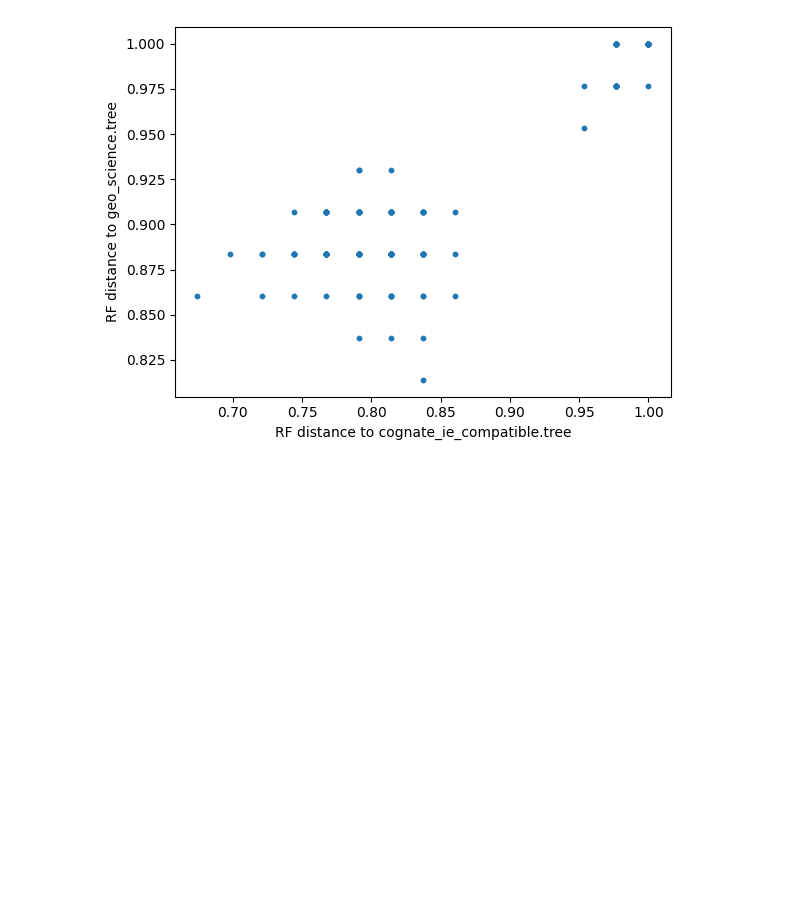
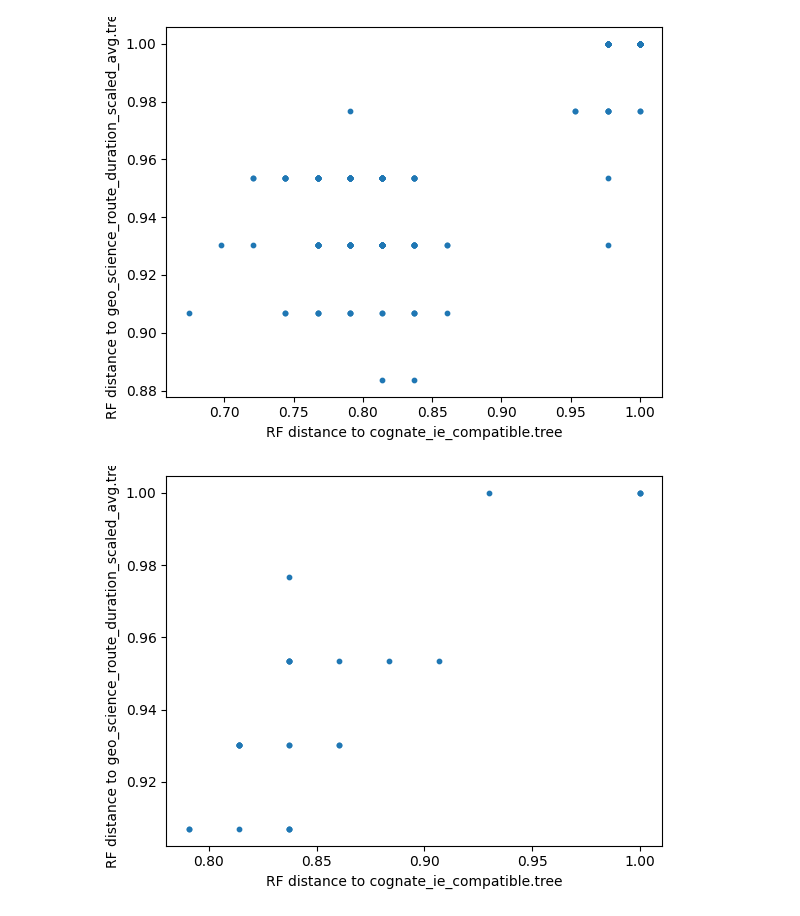
Before and after one commit to luisevonderwiese/mt_scripts, a Jupyter notebook: TreeSpaceAnalysis.ipynb, the cells around one changed output. Drawn from its saved outputs; the diff is of its cells as text; code cells hidden in the pictures; blank space fills up the shorter version.

Commit message:
Improved Geo Tree and additional analysis

```diff
--- a/TreeSpaceAnalysis.ipynb
+++ b/TreeSpaceAnalysis.ipynb
@@ -503,26 +503,30 @@ def bin_to_float(b):
 # %%
 def foo(tree_set_name, ref_tree_name, ref_tree_name2 = ""):
     trees = read_trees_from_ete([tree_set_name])
     ref_tree = Tree(tree_dir + ref_tree_name)
     rfs = rf_distances_ete(ref_tree, trees)
     if (ref_tree_name2 != ""):
         ref_tree2 = Tree(tree_dir + ref_tree_name2)
         rfs2 = rf_distances_ete(ref_tree2, trees)
         plt.xlabel("RF distance to " + ref_tree_name2)
     else:
         rfs2 = range(len(trees))
         plt.xlabel("Trees in " + tree_set_name)
     plt.ylabel("RF distance to " + ref_tree_name)
     plt.scatter(rfs2, rfs, s=10)
     plt.show()
 
 
 
 #foo("all_topologies.trees", geo_tree_name)
 #foo("all_topologies.trees", cognate_tree_name)
 #foo("all_topologies.trees", geo_tree_name, cognate_tree_name)
-foo("all_start_topologies.trees", geo_tree_name, cognate_tree_name)
+#foo("all_start_topologies.trees", geo_tree_name, cognate_tree_name)
 #foo("pars{100}rand{100}_bin.raxml.interimTrees", cognate_tree_name)
 #foo("pars{100}rand{100}.raxml.interimTrees", cognate_tree_name)
+
+foo("all_start_topologies.trees", "geo_science_route_duration_scaled_avg.tree", cognate_tree_name)
+foo("all_topologies.trees", "geo_science_route_duration_scaled_avg.tree", cognate_tree_name)
 # %% [output]
-[figure, old version]
+[figure, new version]
+[figure, added]
```
Also changed, not shown: parts of 1 cell of this notebook, 22 other files.
